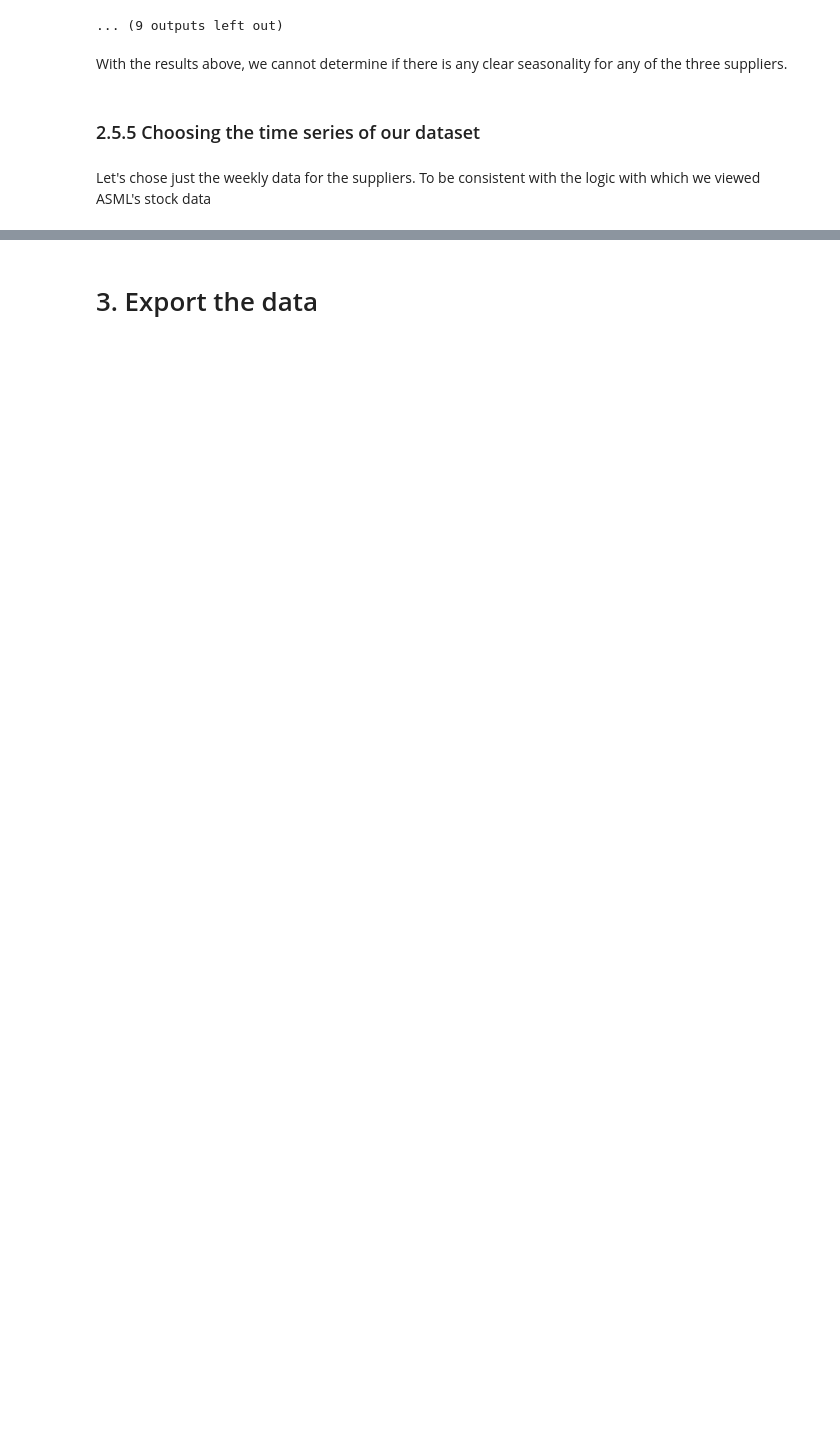
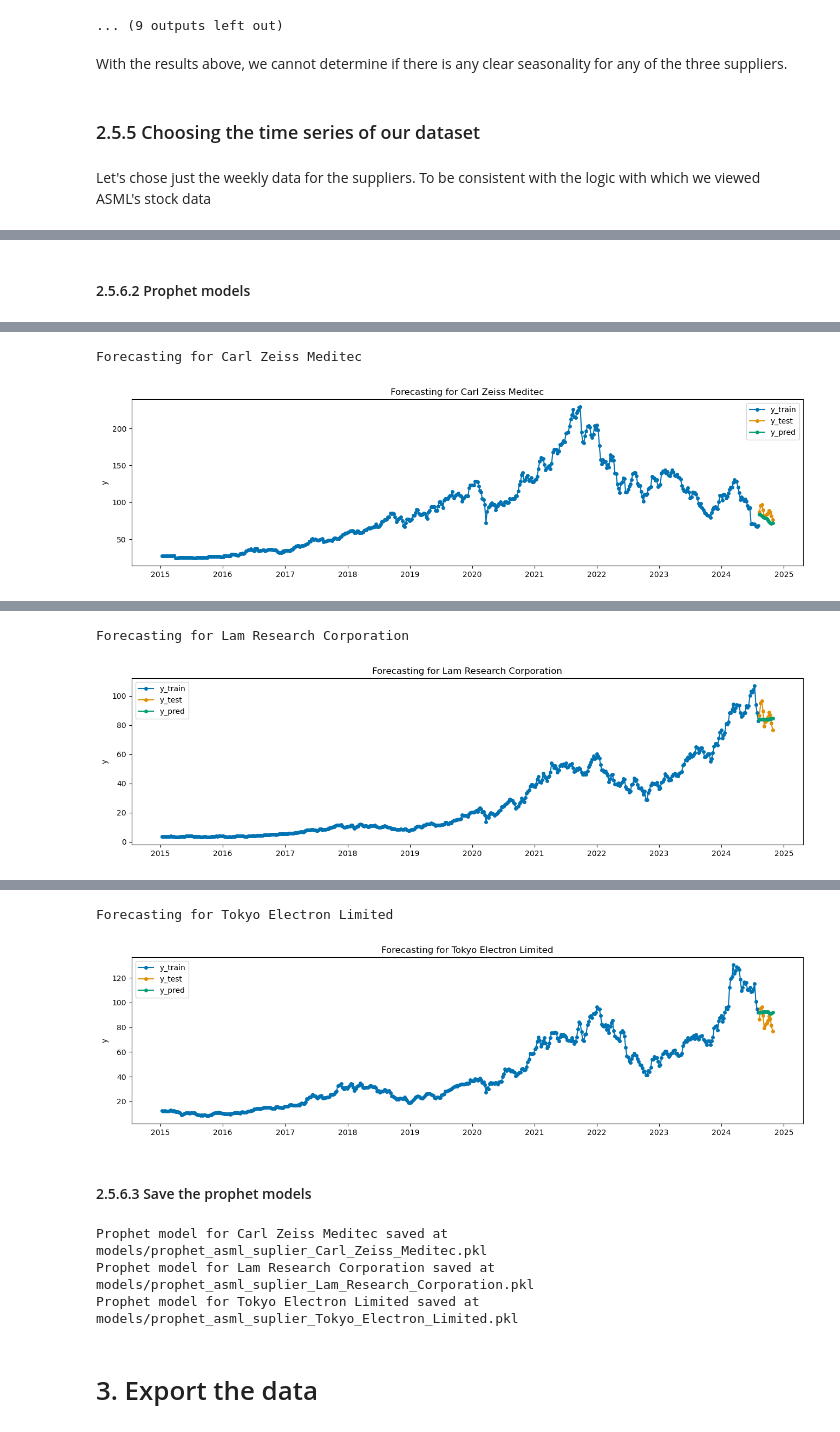
Before and after one commit to mbarriola96/stock_prices_forecasting, a Jupyter notebook: 03_selecting_asml_suppliers.ipynb, the cells around one changed output, grey strips where cells are left out. Saved outputs shown, nothing was run; the diff lists cells and outputs as text; code cells hidden in the pictures; blank space fills up the shorter version.

Commit message:
adjusting the prophet models in notebook 02 and doing the prophet models for asmls suppliers as well as saving them in a pkl

```diff
--- a/03_selecting_asml_suppliers.ipynb
+++ b/03_selecting_asml_suppliers.ipynb
@@ -379,0 +342,46 @@ Displaying the last predictions for: Lam Research Corporation
+# %% [markdown]
+#### 2.5.6.2 Prophet models
+# %%
+# Dictionary to store each Prophet model by company
+prophet_models = {}
+
+# Iterate over each company in company_tickers
+for company in company_tickers.values():
+    # Prepare the data for Prophet
+    train_data = train_dataframes[company][['Close']].copy()
+    train_data.index = pd.to_datetime(train_data.index)  # Ensure DatetimeIndex
+    train_data_prophet = train_data.reset_index(names="ds").rename(columns={'Close': 'y'})
+
+    # Initialize and fit the Prophet model
+    prophet_model = Prophet()
+    prophet_model.fit(train_data_prophet)
+
+    # Store the model in the dictionary with the company name as key
+    prophet_models[company] = prophet_model
+
+    # Define the forecast horizon (e.g., 12 periods into the future)
+    future = prophet_model.make_future_dataframe(periods=12, freq='W')
+
+    # Generate the predictions
+    forecast = prophet_model.predict(future)
+
+    # Return to the original DataFrame format with 'ds' as index and 'yhat' as 'Close'
+    forecast = forecast[['ds', 'yhat']].set_index('ds').rename(columns={'yhat': 'Close'})[-12:]
+
+    # Ensure 'ds' is the index of train_data_prophet
+    train_data_prophet = train_data_prophet.set_index('ds')
+
+    # Display the company name to identify each plot
+    print(f'Forecasting for {company}')
+
+    # Plot the forecast results
+    plot_series(
+        train_data_prophet[-500:],  # Only pass the 'Close' column for training data
+        test_data,                  # Only pass the 'Close' column for test data
+        forecast,                   # Only pass the 'Close' column for forecast
+        labels=["y_train", "y_test", "y_pred"]
+    )
+
+    plt.title(f'Forecasting for {company}')  # Add title for better clarity
+    plt.show()  # Show the plot before moving to the next company
+# %% [output]
@@ -379,0 +390,2 @@ Displaying the last predictions for: Lam Research Corporation
+Forecasting for Carl Zeiss Meditec
+[figure, added]
@@ -379,0 +394,2 @@ Displaying the last predictions for: Lam Research Corporation
+Forecasting for Lam Research Corporation
+[figure, added]
@@ -380,3 +398,20 @@ Displaying the last predictions for: Lam Research Corporation
+Forecasting for Tokyo Electron Limited
+[figure, added]
+# %% [markdown]
+#### 2.5.6.3 Save the prophet models
+# %%
+# Iterate over each company in prophet_models
+for company in company_tickers.values():
+    # Define the output path for the current company's model
+    output_model_path = f'models/prophet_asml_suplier_{company.replace(" ", "_")}.pkl'
+
+    # Save the current company's Prophet model
+    joblib.dump(prophet_models[company], output_model_path)
+    print(f'Prophet model for {company} saved at {output_model_path}')
+# %% [output]
+Prophet model for Carl Zeiss Meditec saved at models/prophet_asml_suplier_Carl_Zeiss_Meditec.pkl
+Prophet model for Lam Research Corporation saved at models/prophet_asml_suplier_Lam_Research_Corporation.pkl
+Prophet model for Tokyo Electron Limited saved at models/prophet_asml_suplier_Tokyo_Electron_Limited.pkl
 # %% [markdown]
 # 3. Export the data
 # %%
```
Also changed, not shown: parts of 14 cells of this notebook, 5 other files.
